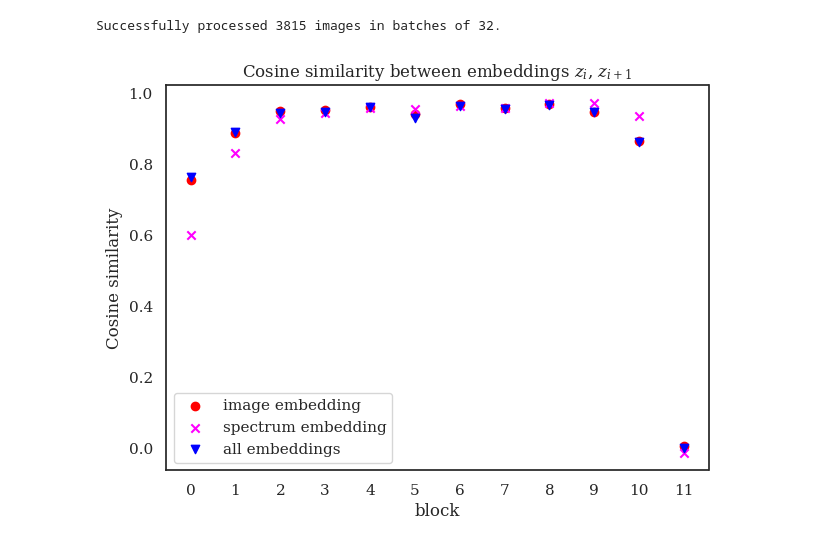
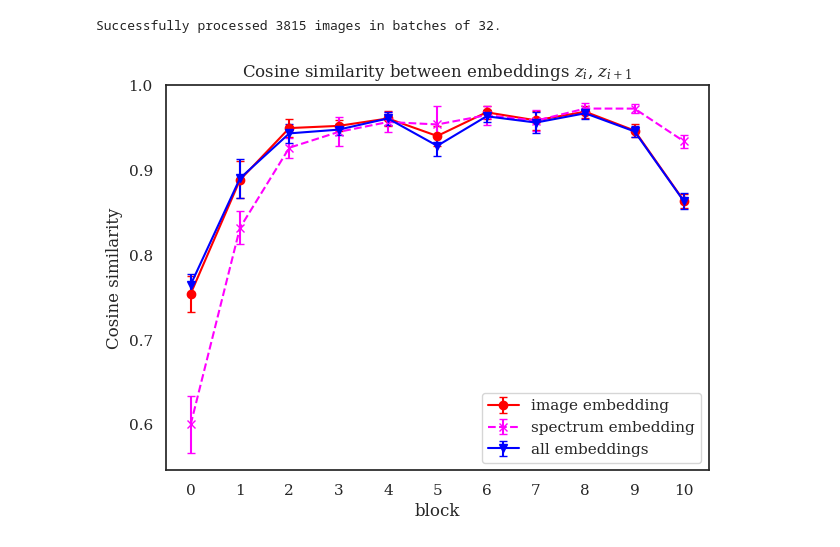
Before and after one commit to auggiemarignier/windycity, a Jupyter notebook: aion_tutorial.ipynb, the cells around one changed output. Drawn from its saved outputs; the diff is of its cells as text; code cells hidden in the pictures.

```diff
--- a/aion_tutorial.ipynb
+++ b/aion_tutorial.ipynb
@@ -221,26 +215,55 @@ for b in range(num_blocks):
 # %%
-import seaborn as sns
-import matplotlib.pyplot as plt
+for b in range(num_blocks):
+    # Cosine similarity between adjacent layers (diagonal elements)
+    im_cos = np.diag(cosine_similarity(im_embeddings[b], im_embeddings[b+1]))
+    sp_cos = np.diag(cosine_similarity(sp_embeddings[b], sp_embeddings[b+1]))
+    all_cos = np.diag(cosine_similarity(all_embeddings[b], all_embeddings[b+1]))
 
+    im_embeddings_cos_sim_mean.append(im_cos.mean())
+    sp_embeddings_cos_sim_mean.append(sp_cos.mean())
+    all_embeddings_cos_sim_mean.append(all_cos.mean())
 
-sns.set_theme()
-sns.set_style("white")
-plt.rcParams["font.family"] = "serif"
-plt.rcParams["mathtext.fontset"] = "dejavuserif"
+    im_embeddings_cos_sim_std.append(im_cos.std())
+    sp_embeddings_cos_sim_std.append(sp_cos.std())
+    all_embeddings_cos_sim_std.append(all_cos.std())
 
-plt.figure(figsize = (7,5))
-plt.scatter(range(num_blocks), im_embeddings_cos_sim, color = "red", label = "image embedding")
-plt.scatter(range(num_blocks), sp_embeddings_cos_sim, color = "magenta", label = "spectrum embedding", marker = "x")
-plt.scatter(range(num_blocks), all_embeddings_cos_sim, color = "blue", label = "all embeddings", marker = "v")
-plt.xticks(range(num_blocks))
+    # L2 norm per embedding
+    im_norm = np.linalg.norm(im_embeddings[b], ord=2, axis=1)
+    sp_norm = np.linalg.norm(sp_embeddings[b], ord=2, axis=1)
+    all_norm = np.linalg.norm(all_embeddings[b], ord=2, axis=1)
 
-plt.legend()
-plt.xlabel("block")
-plt.ylabel("Cosine similarity")
-plt.title("Cosine similarity between embeddings $z_i$, $z_{i+1}$")
-plt.show()
+    im_embeddings_L2_mean.append(im_norm.mean())
+    sp_embeddings_L2_mean.append(sp_norm.mean())
+    all_embeddings_L2_mean.append(all_norm.mean())
+
+    im_embeddings_L2_std.append(im_norm.std())
+    sp_embeddings_L2_std.append(sp_norm.std())
+    all_embeddings_L2_std.append(all_norm.std())
-# %% [output]
-[figure, removed]
+# %%
+
+# --- Plot cosine similarity ---
+sns.set_theme()
+sns.set_style("white")
+plt.rcParams["font.family"] = "serif"
+plt.rcParams["mathtext.fontset"] = "dejavuserif"
+
+plt.figure(figsize=(7,5))
+
+plt.errorbar(range(num_blocks-1), im_embeddings_cos_sim_mean[:-1], yerr=im_embeddings_cos_sim_std[:-1],
+             fmt='o-', color='red', label="image embedding", capsize=3)
+plt.errorbar(range(num_blocks-1), sp_embeddings_cos_sim_mean[:-1], yerr=sp_embeddings_cos_sim_std[:-1],
+             fmt='x--', color='magenta', label="spectrum embedding", capsize=3)
+plt.errorbar(range(num_blocks-1), all_embeddings_cos_sim_mean[:-1], yerr=all_embeddings_cos_sim_std[:-1],
+             fmt='v-', color='blue', label="all embeddings", capsize=3)
+
+plt.xticks(range(num_blocks-1))
+plt.legend()
+plt.xlabel("block")
+plt.ylabel("Cosine similarity")
+plt.title("Cosine similarity between embeddings $z_i$, $z_{i+1}$")
+plt.show()
+# %% [output]
+[figure, added]
 # %%
 
 
```
Also changed, not shown: parts of 2 cells of this notebook.
